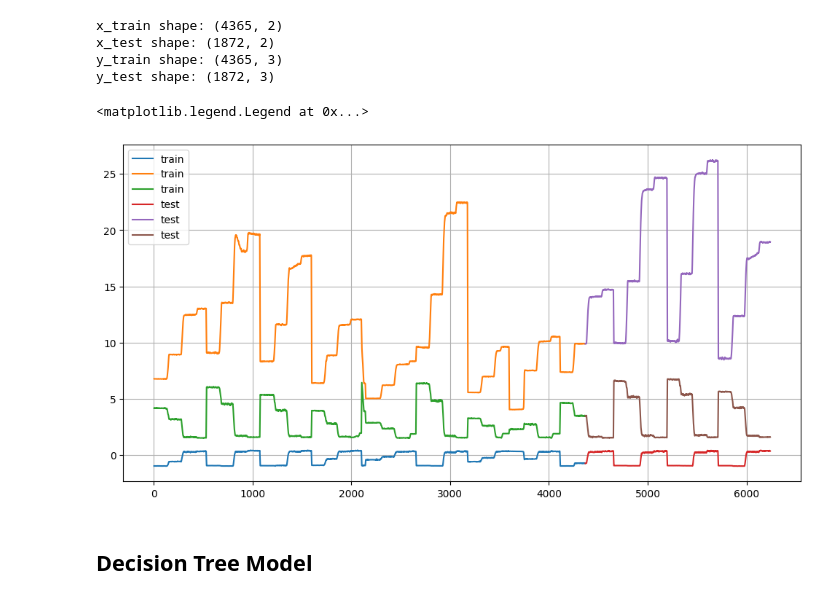
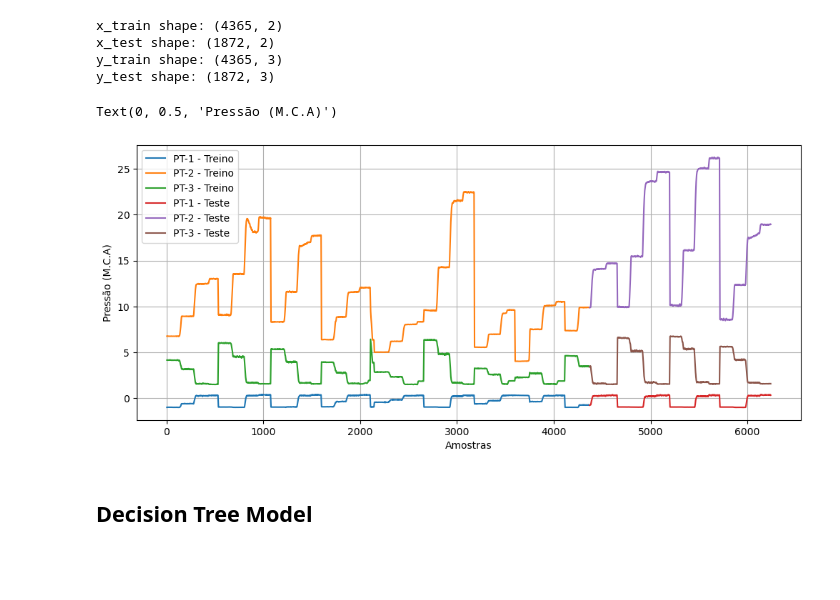
Before and after one commit to Miguel-mmf/smart-automation, a Jupyter notebook: ava02/pt2/tree_based_models.ipynb, the cells around one changed output. Saved outputs shown, nothing was run; the diff lists cells and outputs as text; code cells hidden in the pictures; blank space fills up the shorter version.

```diff
--- a/ava02/pt2/tree_based_models.ipynb
+++ b/ava02/pt2/tree_based_models.ipynb
@@ -78,15 +84,22 @@ x_train shape: (4365, 2)
 x_test shape: (1872, 2)
 y_train shape: (4365, 3)
 y_test shape: (1872, 3)
-# %%
-plt.figure(figsize=(12, 6))
-plt.plot(y_train, label='train')
-plt.plot(y_test, label='test')
-plt.grid()
-plt.legend()
-# %% [output]
-<matplotlib.legend.Legend at 0x...>
-[figure, removed]
+# %%
+plt.figure(figsize=(12, 5))
+plt.plot(y_train['PT-1'], label='PT-1 - Treino')
+plt.plot(y_train['PT-2'], label='PT-2 - Treino')
+plt.plot(y_train['PT-3'], label='PT-3 - Treino')
+
+plt.plot(y_test['PT-1'], label='PT-1 - Teste')
+plt.plot(y_test['PT-2'], label='PT-2 - Teste')
+plt.plot(y_test['PT-3'], label='PT-3 - Teste')
+plt.grid()
+plt.legend()
+plt.xlabel('Amostras')
+plt.ylabel('Pressão (M.C.A)')
+# %% [output]
+Text(0, 0.5, 'Pressão (M.C.A)')
+[figure, added]
 # %% [markdown]
 ## Decision Tree Model
 # %%
```
Also changed, not shown: parts of 34 cells of this notebook, 9 other files.
